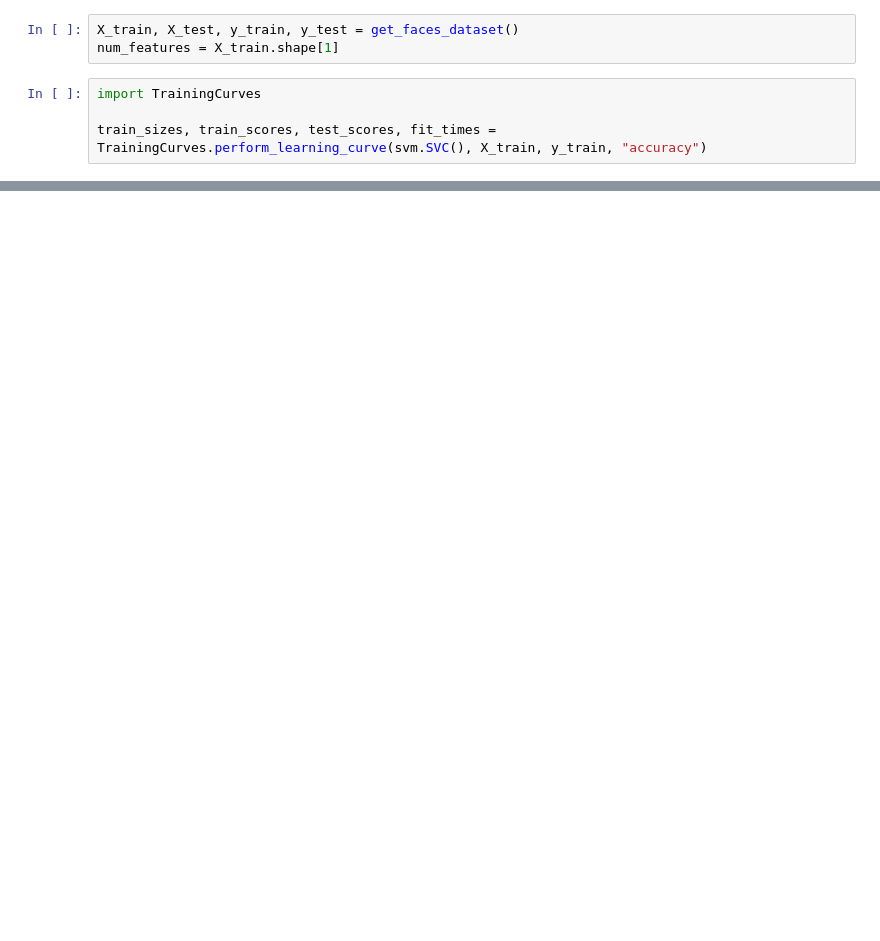
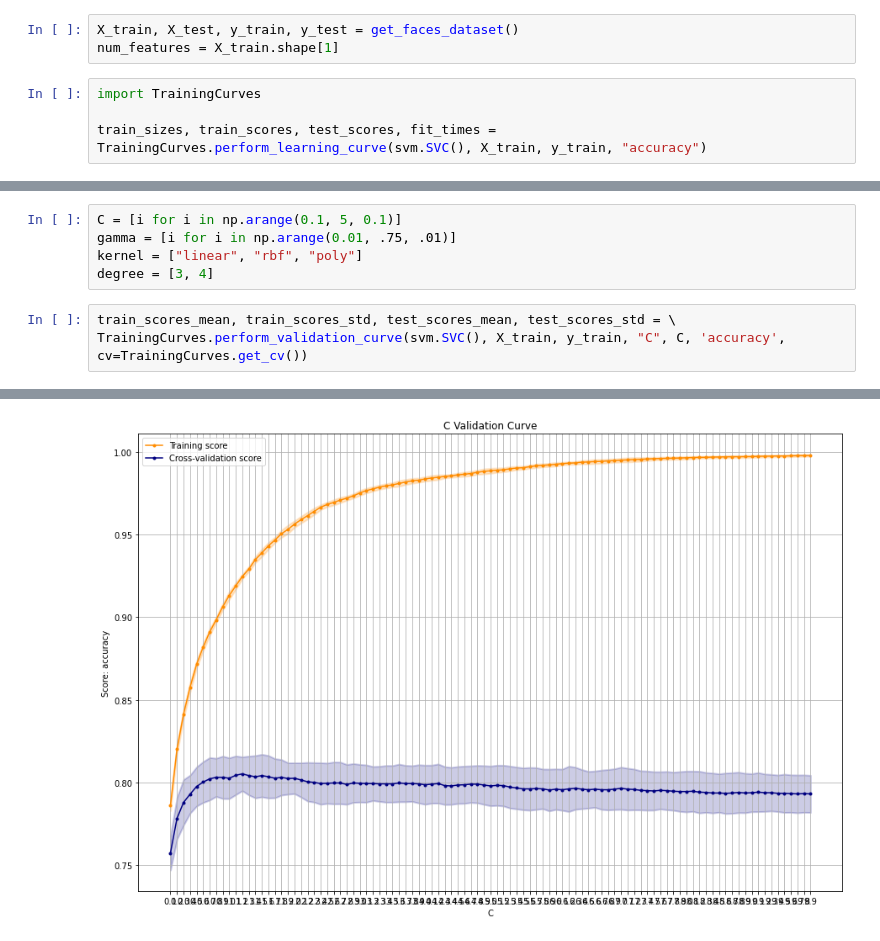
Before and after one commit to Inquisitive-ME/SupervisedLearning_Project_Code, a Jupyter notebook: SVMs/faces_SVM_analysis.ipynb, the cells around one changed output, grey strips where cells are left out. Drawn from its saved outputs; the diff is of its cells as text; blank space fills up the shorter version.

```diff
--- a/SVMs/faces_SVM_analysis.ipynb
+++ b/SVMs/faces_SVM_analysis.ipynb
@@ -33,0 +37,9 @@ TrainingCurves.plot_learning_curve(train_scores, test_scores, train_sizes, "Defa
+# %%
+C = [i for i in np.arange(0.1, 5, 0.1)]
+gamma = [i for i in np.arange(0.01, .75, .01)]
+kernel = ["linear", "rbf", "poly"]
+degree = [3, 4]
+# %%
+train_scores_mean, train_scores_std, test_scores_mean, test_scores_std = \
+TrainingCurves.perform_validation_curve(svm.SVC(), X_train, y_train, "C", C, 'accuracy', cv=TrainingCurves.get_cv())
+# %% [output]
@@ -33,0 +48 @@ TrainingCurves.plot_learning_curve(train_scores, test_scores, train_sizes, "Defa
+[figure, added]
```
Also changed, not shown: parts of 21 cells of this notebook, 1 other file.
